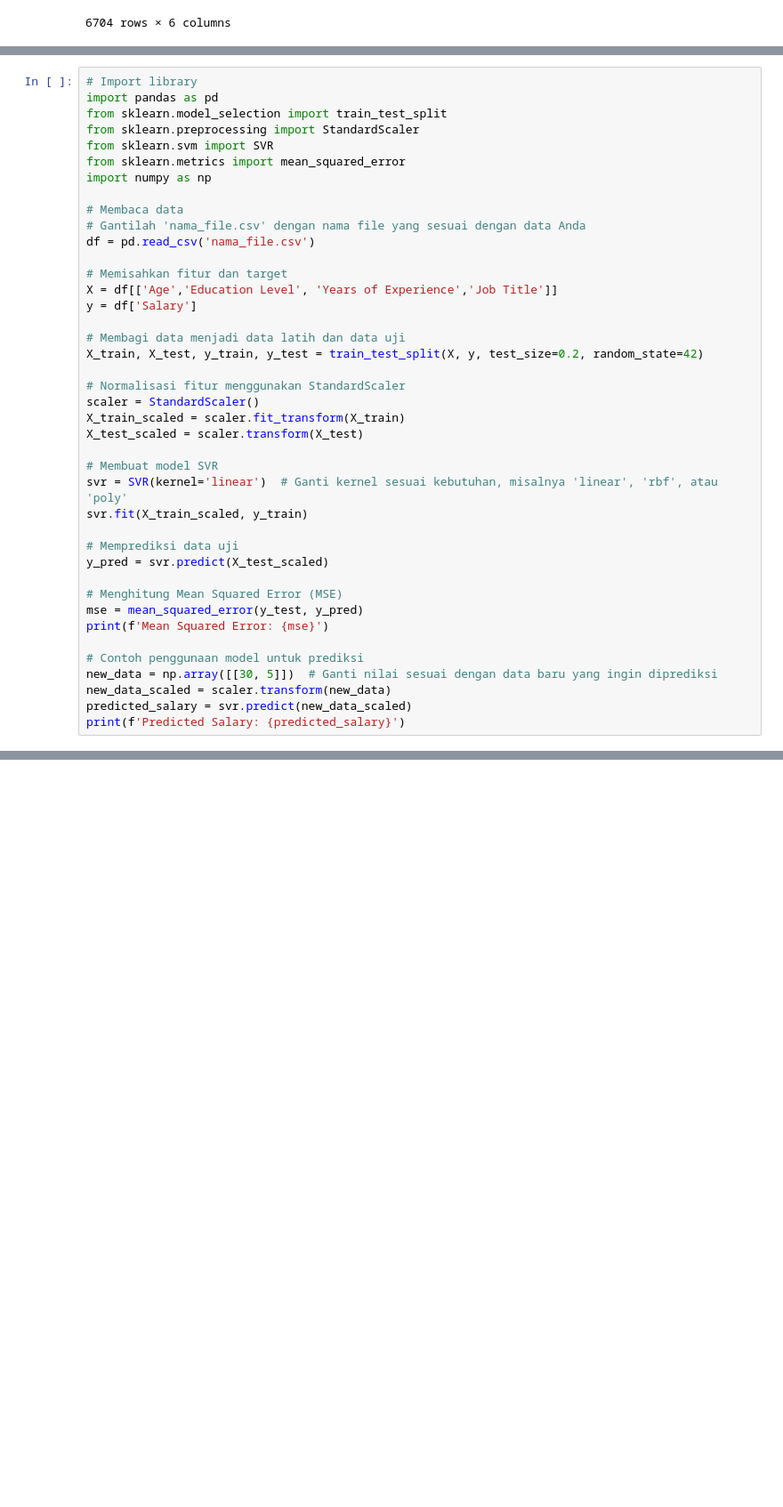
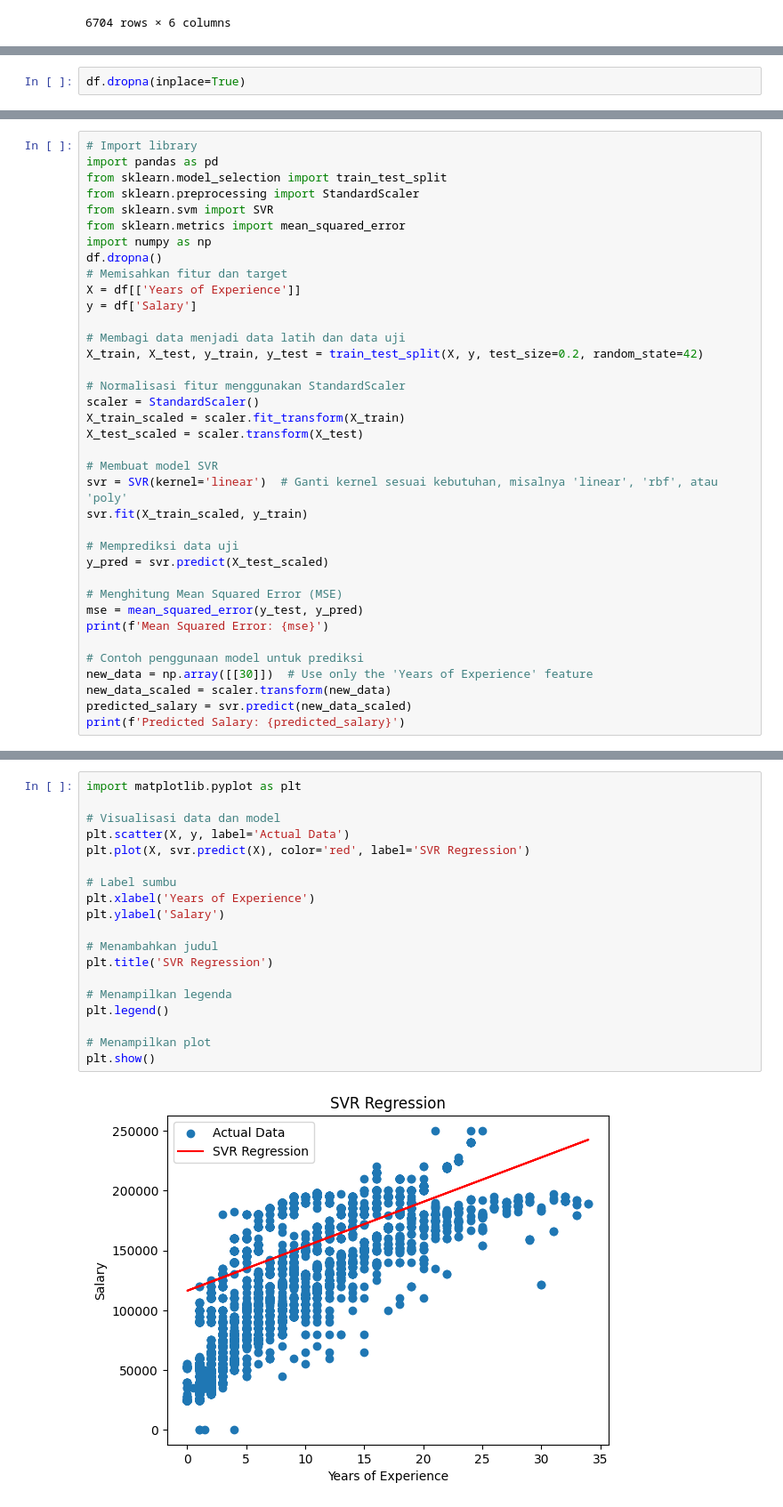
Before and after one commit to kleopasevan/learnmlkgl, a Jupyter notebook: Week 8/SVM_Salary.ipynb, the cells around one changed output, grey strips where cells are left out. Shown: that part at 89% size. Saved outputs shown, nothing was run; the diff lists cells and outputs as text; blank space fills up the shorter version.

```diff
--- a/Week 8/SVM_Salary.ipynb
+++ b/Week 8/SVM_Salary.ipynb
@@ -21,3 +47,5 @@ df
+# %%
+df.dropna(inplace=True)
 # %%
 df.info()
 # %% [output]
@@ -42,13 +70,9 @@ from sklearn.preprocessing import StandardScaler
 from sklearn.svm import SVR
 from sklearn.metrics import mean_squared_error
 import numpy as np
-
-# Membaca data
-# Gantilah 'nama_file.csv' dengan nama file yang sesuai dengan data Anda
-df = pd.read_csv('nama_file.csv')
-
+df.dropna()
 # Memisahkan fitur dan target
-X = df[['Age','Education Level', 'Years of Experience','Job Title']]
+X = df[['Years of Experience']]
 y = df['Salary']
 
 # Membagi data menjadi data latih dan data uji
@@ -71,7 +95,7 @@ mse = mean_squared_error(y_test, y_pred)
 print(f'Mean Squared Error: {mse}')
 
 # Contoh penggunaan model untuk prediksi
-new_data = np.array([[30, 5]])  # Ganti nilai sesuai dengan data baru yang ingin diprediksi
+new_data = np.array([[30]])  # Use only the 'Years of Experience' feature
 new_data_scaled = scaler.transform(new_data)
 predicted_salary = svr.predict(new_data_scaled)
 print(f'Predicted Salary: {predicted_salary}')
@@ -79,0 +105,21 @@ FileNotFoundError: [Errno 2] No such file or directory: 'nama_file.csv'
+# %%
+import matplotlib.pyplot as plt
+
+# Visualisasi data dan model
+plt.scatter(X, y, label='Actual Data')
+plt.plot(X, svr.predict(X), color='red', label='SVR Regression')
+
+# Label sumbu
+plt.xlabel('Years of Experience')
+plt.ylabel('Salary')
+
+# Menambahkan judul
+plt.title('SVR Regression')
+
+# Menampilkan legenda
+plt.legend()
+
+# Menampilkan plot
+plt.show()
+# %% [output]
+[figure, added]
```
Also changed, not shown: parts of 5 cells of this notebook, 3 other files.
